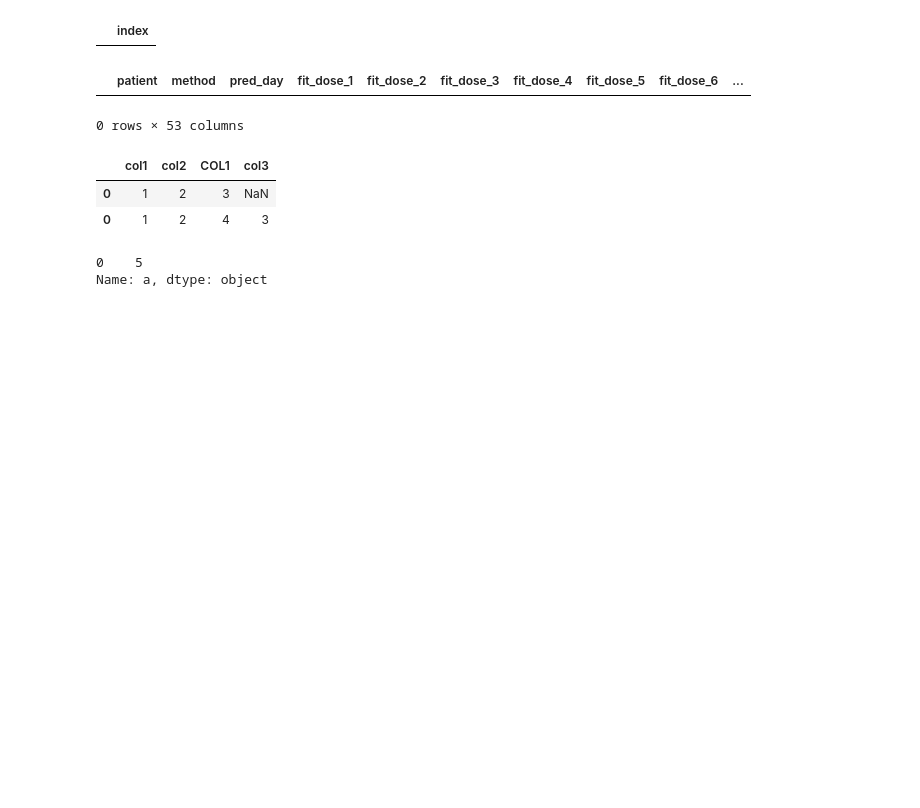
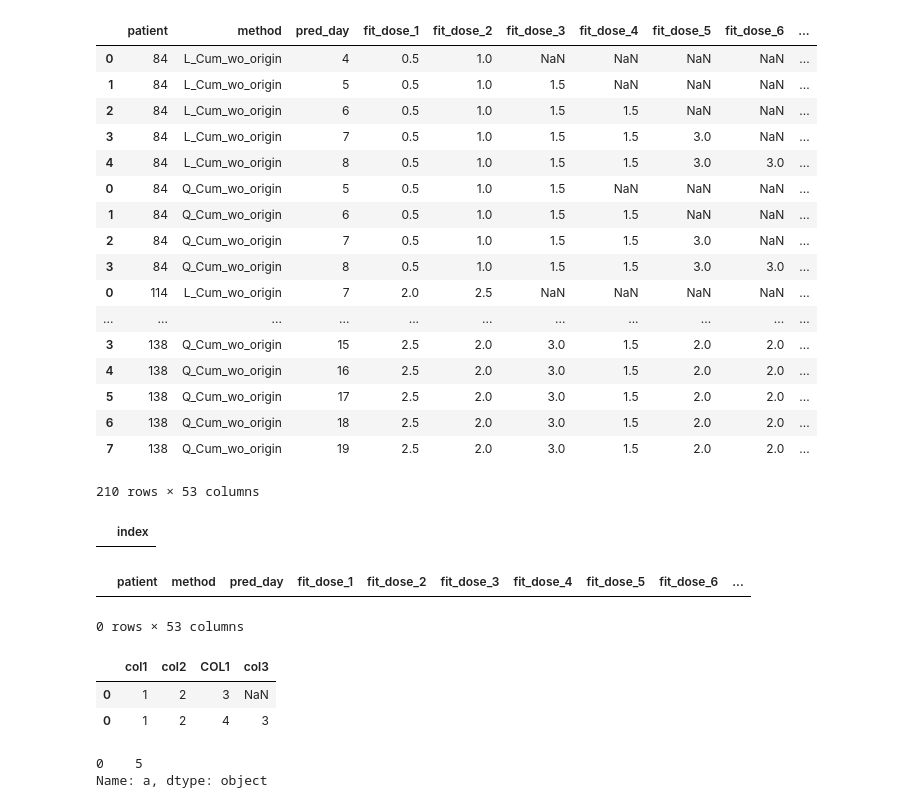
Before and after one commit to tshibei/retro_ped_liver_transplant, a Jupyter notebook: retro_PLT.ipynb, the cells around one changed output. Saved outputs shown, nothing was run; the diff lists cells and outputs as text; code cells hidden in the pictures; blank space fills up the shorter version.

Commit message:
Add function to prepare Cum_wo_origin for both linear and quadratic

```diff
--- a/retro_PLT.ipynb
+++ b/retro_PLT.ipynb
@@ -49,38 +49,27 @@ for patient in list_of_patients:
     cal_pred, list_of_cal_pred_df = keep_target_patients(patient, patients_to_exclude_linear, patients_to_exclude_quad,
                                                      cal_pred_linear, cal_pred_quad, list_of_cal_pred_df)
 
-    # Prepare dataframe for prediction
-    # Create result DataFrame
-#     max_count_input = len(cal_pred[cal_pred['type'] =='linear'])
-#     print(f"{patient}: max_count_input {max_count_input} | {cal_pred}")
-#     col_names = ['patient', 'method', 'pred_day'] + \
-#                 ['fit_dose_' + str(i) for i in range(1, max_count_input + 1)] + \
-#                 ['fit_response_' + str(i) for i in range(1, max_count_input + 1)] + \
-#                 ['dose', 'response', 'prev_coeff_2x', 'prev_coeff_1x', 'prev_coeff_0x',\
-#                  'prev_deviation', 'coeff_2x', 'coeff_1x', 'coeff_0x', 'prediction', 'deviation',
-#                  'abs_deviation']
-#     result = pd.DataFrame(columns=col_names)
+    if len(cal_pred) != 0:
 
-#     j = 0
-#     if patient not in patients_to_exclude_linear:
-#         deg = 1
+        # Prepare dataframe for prediction
+        # Create result DataFrame
+        max_count_input = len(cal_pred_linear)
 
-#         # Prepare dataframe for L_Cum_wo_origin
-#         for i in range(deg + 1, len(cal_pred[cal_pred['type']=='linear'])):
-#             result.loc[j, 'patient'] = cal_pred.loc[i, 'patient']
-#             result.loc[j, 'method'] = 'L_Cum_wo_origin'
-#             result.loc[j, 'pred_day'] = cal_pred.loc[i, 'day']
-#             # result.loc[j, 'fit_dose_1':'fit_dose_' + str(i + deg + 1)] = cal_pred.loc[0:i-1, 'dose']
-#             result.loc[j, 'fit_dose_1':'fit_dose_' + str(i)] = cal_pred.loc[0:i-1, 'dose'].to_numpy()
-#             result.loc[j, 'fit_response_1':'fit_response_' + str(i)] = cal_pred.loc[0:i-1, 'response'].to_numpy()
-#             result.loc[j, 'dose'] = cal_pred.loc[i, 'dose']
-#             result.loc[j, 'response'] = cal_pred.loc[i, 'response']
-#             j = j + 1
+        col_names = ['patient', 'method', 'pred_day'] + \
+                    ['fit_dose_' + str(i) for i in range(1, max_count_input + 1)] + \
+                    ['fit_response_' + str(i) for i in range(1, max_count_input + 1)] + \
+                    ['dose', 'response', 'prev_coeff_2x', 'prev_coeff_1x', 'prev_coeff_0x',\
+                     'prev_deviation', 'coeff_2x', 'coeff_1x', 'coeff_0x', 'prediction', 'deviation',
+                     'abs_deviation']
+        result = pd.DataFrame(columns=col_names)
 
-        # list_of_result_df.append(result)
+        if patient not in patients_to_exclude_linear:
+            deg = 1
+            list_of_result_df = Cum_wo_origin(deg, cal_pred_linear, result, 'L_Cum_wo_origin', list_of_result_df)
 
-        # print(result)
-
+        if patient not in patients_to_exclude_quad:
+            deg = 2
+            list_of_result_df = Cum_wo_origin(deg, cal_pred_quad, result, 'Q_Cum_wo_origin', list_of_result_df)
 
 # Print patients to exclude
 patients_to_exclude_linear = sorted(set(patients_to_exclude_linear))
@@ -91,8 +80,20 @@ print(f"Patients to exclude for quad methods: {patients_to_exclude_quad}")
 # Join dataframes from individual patients
 df = pd.concat(list_of_patient_df)
 df.reset_index(inplace=True, drop=True)
+
 cal_pred = pd.concat(list_of_cal_pred_df)
-# result_df = pd.concat(list_of_result_df)
 
-# result_df.columns
+result_df = pd.concat(list_of_result_df)
+max_count_input = cal_pred[cal_pred['type']=='linear'].groupby('patient').count().max()['dose']
+col_names = ['patient', 'method', 'pred_day'] + \
+            ['fit_dose_' + str(i) for i in range(1, max_count_input + 1)] + \
+            ['fit_response_' + str(i) for i in range(1, max_count_input + 1)] + \
+            ['dose', 'response', 'prev_coeff_2x', 'prev_coeff_1x', 'prev_coeff_0x',\
+             'prev_deviation', 'coeff_2x', 'coeff_1x', 'coeff_0x', 'prediction', 'deviation',
+             'abs_deviation']
+result_df = result_df[col_names]
+result_df.patient = result_df.patient.apply(int)
+result_df.pred_day = result_df.pred_day.apply(int)
+result_df.sort_values(['patient', 'method', 'pred_day'], inplace=True)
+result_df
 # %% [output]
@@ -114,5 +108,23 @@ cal_pred = pd.concat(list_of_cal_pred_df)
 Patients to exclude for linear methods: ['117', '130', '133']
 Patients to exclude for quad methods: ['117', '121', '126', '130', '133']
+|  | patient | method | pred_day | fit_dose_1 | fit_dose_2 | fit_dose_3 | fit_dose_4 | fit_dose_5 | fit_dose_6 | ... |
+| 0 | 84 | L_Cum_wo_origin | 4 | 0.5 | 1.0 | NaN | NaN | NaN | NaN | ... |
+| 1 | 84 | L_Cum_wo_origin | 5 | 0.5 | 1.0 | 1.5 | NaN | NaN | NaN | ... |
+| 2 | 84 | L_Cum_wo_origin | 6 | 0.5 | 1.0 | 1.5 | 1.5 | NaN | NaN | ... |
+| 3 | 84 | L_Cum_wo_origin | 7 | 0.5 | 1.0 | 1.5 | 1.5 | 3.0 | NaN | ... |
+| 4 | 84 | L_Cum_wo_origin | 8 | 0.5 | 1.0 | 1.5 | 1.5 | 3.0 | 3.0 | ... |
+| 0 | 84 | Q_Cum_wo_origin | 5 | 0.5 | 1.0 | 1.5 | NaN | NaN | NaN | ... |
+| 1 | 84 | Q_Cum_wo_origin | 6 | 0.5 | 1.0 | 1.5 | 1.5 | NaN | NaN | ... |
+| 2 | 84 | Q_Cum_wo_origin | 7 | 0.5 | 1.0 | 1.5 | 1.5 | 3.0 | NaN | ... |
+| 3 | 84 | Q_Cum_wo_origin | 8 | 0.5 | 1.0 | 1.5 | 1.5 | 3.0 | 3.0 | ... |
+| 0 | 114 | L_Cum_wo_origin | 7 | 2.0 | 2.5 | NaN | NaN | NaN | NaN | ... |
+| ... | ... | ... | ... | ... | ... | ... | ... | ... | ... | ... |
+| 3 | 138 | Q_Cum_wo_origin | 15 | 2.5 | 2.0 | 3.0 | 1.5 | 2.0 | 2.0 | ... |
+| 4 | 138 | Q_Cum_wo_origin | 16 | 2.5 | 2.0 | 3.0 | 1.5 | 2.0 | 2.0 | ... |
+| 5 | 138 | Q_Cum_wo_origin | 17 | 2.5 | 2.0 | 3.0 | 1.5 | 2.0 | 2.0 | ... |
+| 6 | 138 | Q_Cum_wo_origin | 18 | 2.5 | 2.0 | 3.0 | 1.5 | 2.0 | 2.0 | ... |
+| 7 | 138 | Q_Cum_wo_origin | 19 | 2.5 | 2.0 | 3.0 | 1.5 | 2.0 | 2.0 | ... |
+210 rows × 53 columns
 # %%
 cal_pred
 # %% [output]
```
Also changed, not shown: parts of 1 cell of this notebook, 2 other files.
